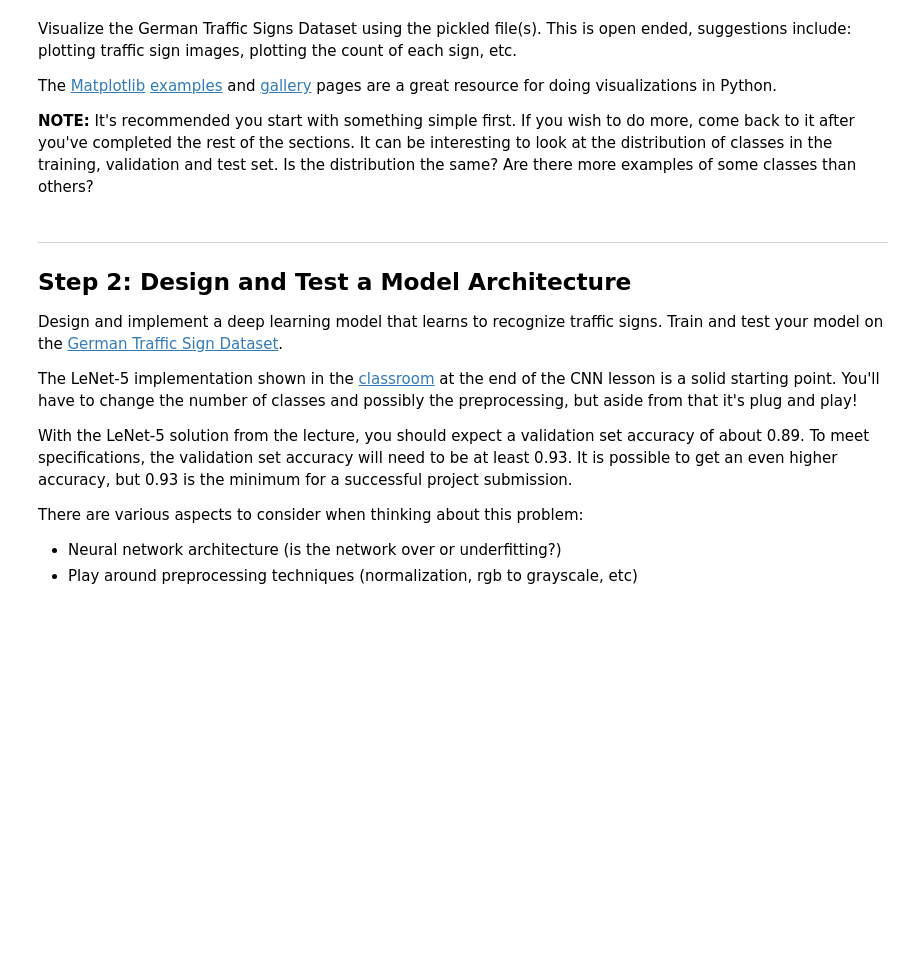
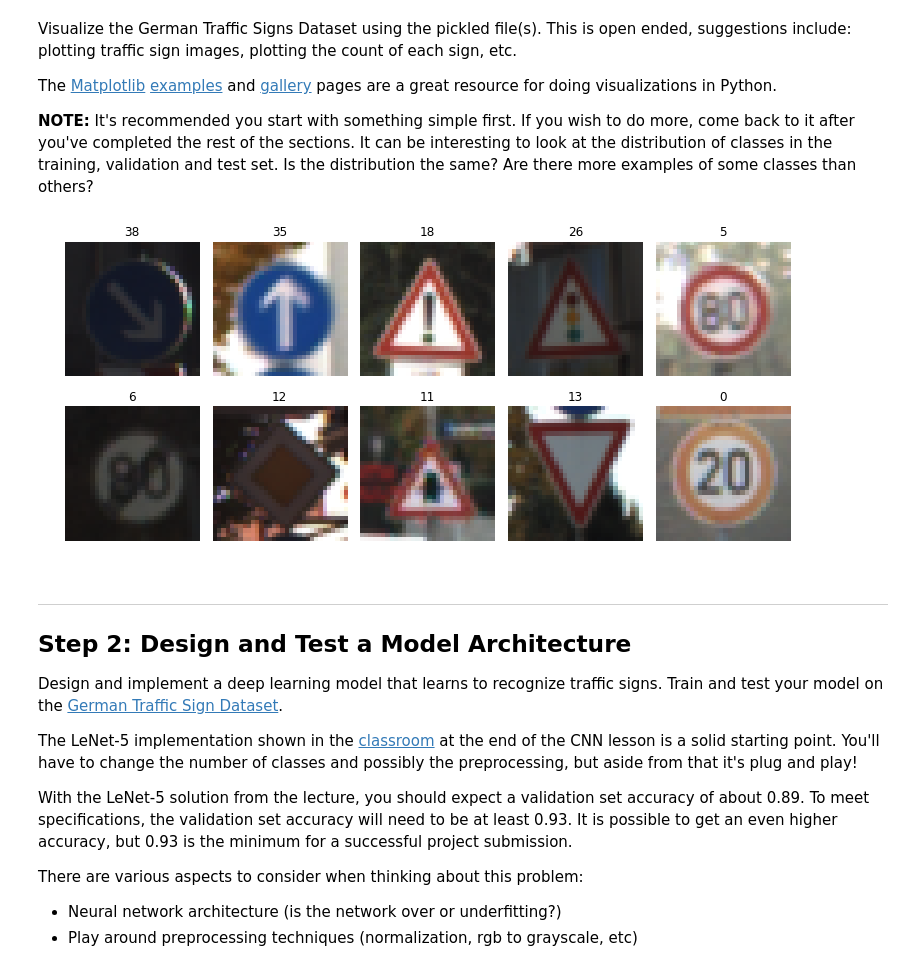
Before and after one commit to tranlv/Self-Driving-Car-Engineer-Part-1, a Jupyter notebook: Traffic Sign Classifier/Traffic_Sign_Classifier.ipynb, the cells around one changed output. Drawn from its saved outputs; the diff is of its cells as text; code cells hidden in the pictures; blank space fills up the shorter version.

```diff
--- a/Traffic Sign Classifier/Traffic_Sign_Classifier.ipynb
+++ b/Traffic Sign Classifier/Traffic_Sign_Classifier.ipynb
@@ -20,9 +20,9 @@ import pickle
 
 # TODO: Fill this in based on where you saved the training and testing data
 
-training_file = 'e:/project/train.p'
-validation_file= 'e:/project/valid.p'
-testing_file = 'e:/project/test.p'
+training_file = '../../train.p'
+validation_file= '../../valid.p'
+testing_file = '../../test.p'
 
 with open(training_file, mode='rb') as f:
     train = pickle.load(f)
@@ -34,3 +34,11 @@ with open(testing_file, mode='rb') as f:
 X_train, y_train = train['features'], train['labels']
 X_valid, y_valid = valid['features'], valid['labels']
 X_test, y_test = test['features'], test['labels']
+
+# there are few ways to print tuple
+print ('X_train shape is: {0}'.format(X_train.shape))
+print('y_train shape is: %s' % y_train.shape)
+print('X_valid shape is: ', X_valid.shape)
+print('y_valid shape is: ', y_valid.shape)
+print('X_test shape is: ', X_test.shape)
+print('y_test shape is: ', y_test.shape)
@@ -93,3 +104,29 @@ import matplotlib.pyplot as plt
+# %%
+### Data exploration visualization code goes here.
+### Feel free to use as many code cells as needed.
+import matplotlib.pyplot as plt
+import matplotlib.image as mpimg
+import random
+
+# Visualizations will be shown in the notebook.
+%matplotlib inline
+
+#plotting 10 randome traffic sign images
+def plot_10_random_images(features, labels):
+    fig, axes = plt.subplots(2, 5, figsize=(13, 6))
+    fig.subplots_adjust(left=None, right=None,hspace = .02, wspace=0.1)
+    for i in range(2):
+        for j in range(5):
+            randomindex = random.randint(0, len(features) - 1)
+            axes[i,j].axis('off')
+            axes[i,j].imshow(features[randomindex])
+            axes[i,j].set_title(labels[randomindex])
+
+#plotting original data
+plot_10_random_images(X_train, y_train)
+#plotting the count of each sign
+# %% [output]
+[figure, added]
 # %% [markdown]
 ----
 
```
Also changed, not shown: parts of 4 cells of this notebook.
